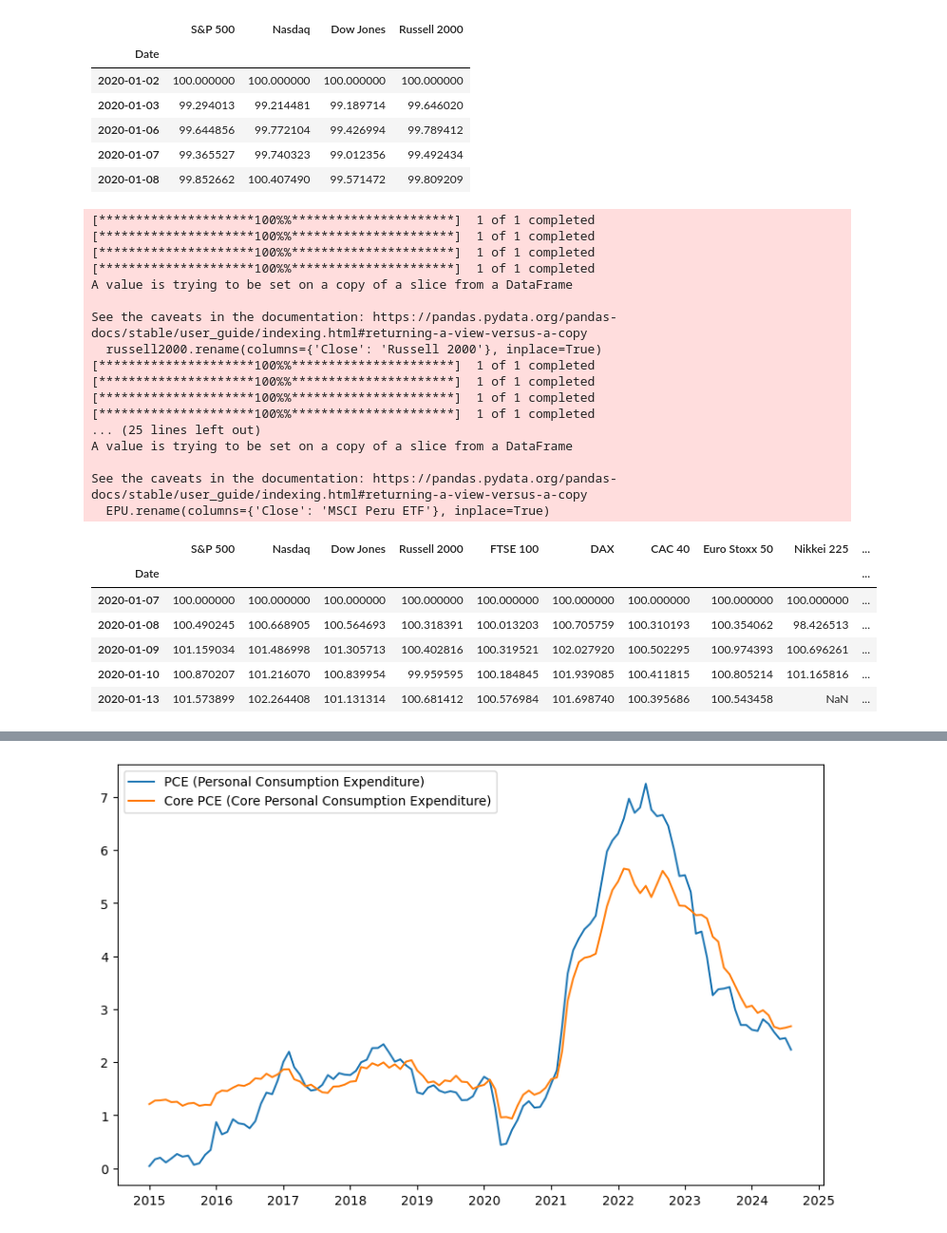
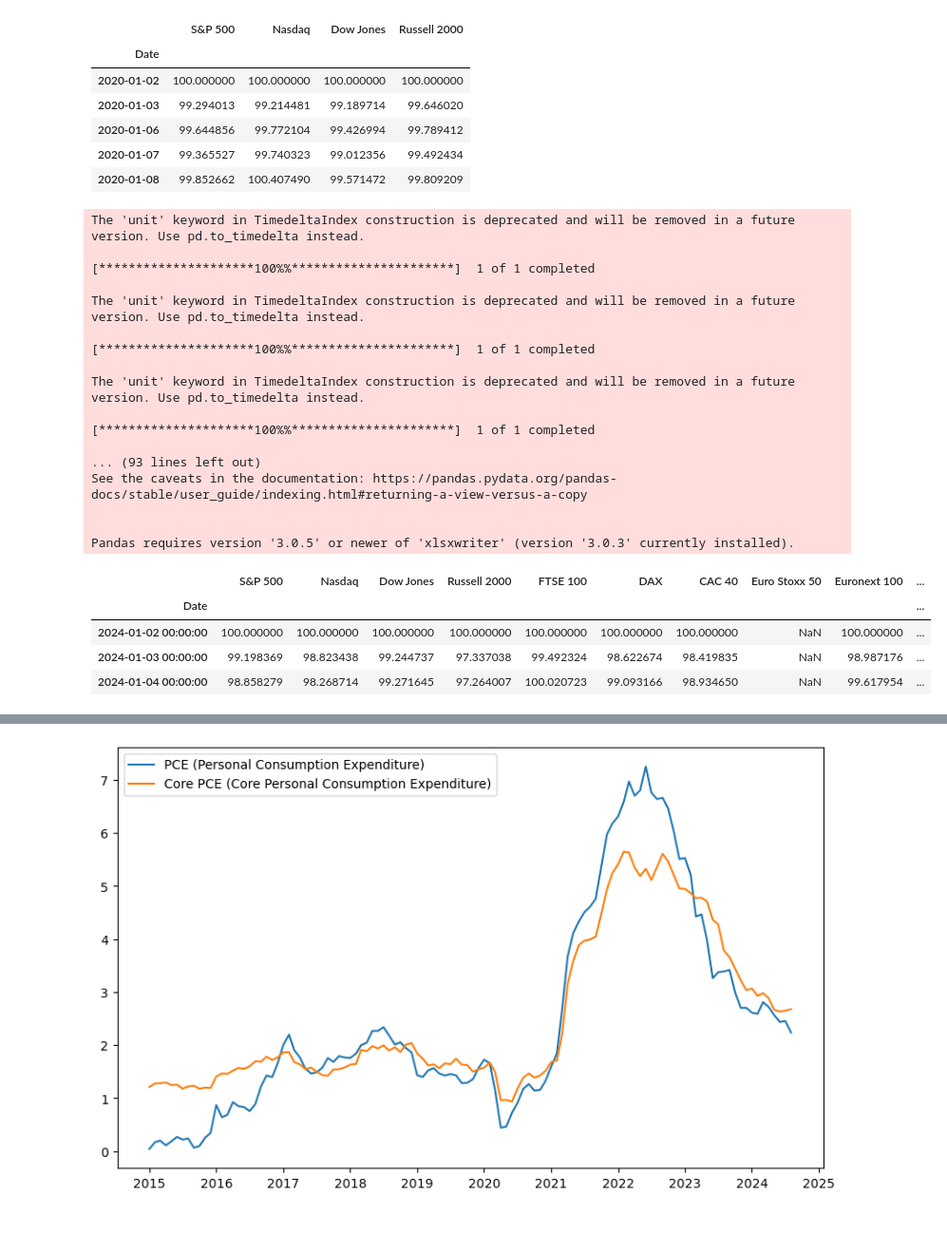
Before and after one commit to jhersoncueva/FIN_ECO, a Jupyter notebook: scrapping/Stock Data Yahoo/yahoo_spy.ipynb, the cells around one changed output, grey strips where cells are left out. Shown at 95% size. Saved outputs shown, nothing was run; the diff lists cells and outputs as text; code cells hidden in the pictures.

```diff
--- a/scrapping/Stock Data Yahoo/yahoo_spy.ipynb
+++ b/scrapping/Stock Data Yahoo/yahoo_spy.ipynb
@@ -53,7 +53,7 @@ import pandas as pd
 import datetime as dt
 
 # Fechas de inicio y fin
-start = dt.datetime(2020, 1, 7)
+start = dt.datetime(2024, 1, 1)
 end = dt.datetime.now()
 
 #US
@@ -69,16 +69,17 @@ russell2000.rename(columns={'Close': 'Russell 2000'}, inplace=True)
 
 
 # Europa
-ftse = yf.download('^FTSE', start=start, end=end)[['Close']]
-dax = yf.download('^GDAXI', start=start, end=end)[['Close']]
-cac = yf.download('^FCHI', start=start, end=end)[['Close']]
+ftse = yf.download('^FTSE', start=start, end=end)[['Close']] #
+dax = yf.download('^GDAXI', start=start, end=end)[['Close']] # Germany DAX Index
+cac = yf.download('^FCHI', start=start, end=end)[['Close']]  # Paris CAC 40 Index
 stoxx = yf.download('^STOXX50E', start=start, end=end)[['Close']]
-
+euronext_100 = yf.download('^N100', start=start, end=end)[['Close']] # Euronext 100 Index (^N100)
 
 ftse.rename(columns={'Close': 'FTSE 100'}, inplace=True)
 dax.rename(columns={'Close': 'DAX'}, inplace=True)
 cac.rename(columns={'Close': 'CAC 40'}, inplace=True)
 stoxx.rename(columns={'Close': 'Euro Stoxx 50'}, inplace=True)
+euronext_100.rename(columns={'Close': 'Euronext 100'}, inplace=True)
 
 # Asia
 nikkei = yf.download('^N225', start=start, end=end)[['Close']]
@@ -96,50 +97,51 @@ bovespa = yf.download('^BVSP', start=start, end=end)[['Close']]
 ipc_mexico = yf.download('^MXX', start=start, end=end)[['Close']]
 merval = yf.download('^MERV', start=start, end=end)[['Close']]
 
 bovespa.rename(columns={'Close': 'Bovespa'}, inplace=True)
 ipc_mexico.rename(columns={'Close': 'IPC México'}, inplace=True)
 merval.rename(columns={'Close': 'Merval'}, inplace=True)
 
 
 #Perú
 sp_bvl = yf.download('^SPBLPGPT', start=start, end=end)[['Close']]
 sp_bvl.rename(columns={'Close': 'S&P/BVL General'}, inplace=True)
 
 EPU = yf.download('EPU', start=start, end=end)[['Close']]
 EPU.rename(columns={'Close': 'MSCI Peru ETF'}, inplace=True)
 
 # Concatenar todos los índices en un DataFrame
-indices_data = pd.concat([sp500, nasdaq, dowjones, russell2000,ftse, dax, cac, stoxx, nikkei, hangseng, shanghai, kospi, bovespa, ipc_mexico, merval,sp_bvl,EPU], axis=1)
+indices_data = pd.concat([sp500, nasdaq, dowjones, russell2000,ftse, dax, cac, stoxx, euronext_100, nikkei, hangseng, shanghai, kospi, bovespa, ipc_mexico, merval,sp_bvl,EPU], axis=1)
 # indices_data = pd.concat([indices_data, sp_bvl], axis=1)
 
 # Normalizar los datos a 100 tomando el valor del primer día
 indices_data = indices_data / indices_data.iloc[0] * 100
 
+# indices_data.index = indices_data["Date"]
+indices_data = indices_data.sort_index()
+
 indices_data.to_excel("indices_data_US.xlsx", sheet_name="indices_data_US")
 # Mostrar las primeras filas del DataFrame
-indices_data.head()
+indices_data.head(3)
 # %% [output]
+The 'unit' keyword in TimedeltaIndex construction is deprecated and will be removed in a future version. Use pd.to_timedelta instead.
+
 [*********************100%%**********************]  1 of 1 completed
+
+The 'unit' keyword in TimedeltaIndex construction is deprecated and will be removed in a future version. Use pd.to_timedelta instead.
+
 [*********************100%%**********************]  1 of 1 completed
+
+The 'unit' keyword in TimedeltaIndex construction is deprecated and will be removed in a future version. Use pd.to_timedelta instead.
+
 [*********************100%%**********************]  1 of 1 completed
-[*********************100%%**********************]  1 of 1 completed
-A value is trying to be set on a copy of a slice from a DataFrame
 
+... (93 lines left out)
 See the caveats in the documentation: https://pandas.pydata.org/pandas-docs/stable/user_guide/indexing.html#returning-a-view-versus-a-copy
-  russell2000.rename(columns={'Close': 'Russell 2000'}, inplace=True)
-[*********************100%%**********************]  1 of 1 completed
-[*********************100%%**********************]  1 of 1 completed
-[*********************100%%**********************]  1 of 1 completed
-[*********************100%%**********************]  1 of 1 completed
-... (25 lines left out)
-A value is trying to be set on a copy of a slice from a DataFrame
 
-See the caveats in the documentation: https://pandas.pydata.org/pandas-docs/stable/user_guide/indexing.html#returning-a-view-versus-a-copy
-  EPU.rename(columns={'Close': 'MSCI Peru ETF'}, inplace=True)
+
+Pandas requires version '3.0.5' or newer of 'xlsxwriter' (version '3.0.3' currently installed).
-|  | S&P 500 | Nasdaq | Dow Jones | Russell 2000 | FTSE 100 | DAX | CAC 40 | Euro Stoxx 50 | Nikkei 225 | ... |
+|  | S&P 500 | Nasdaq | Dow Jones | Russell 2000 | FTSE 100 | DAX | CAC 40 | Euro Stoxx 50 | Euronext 100 | ... |
 | Date |  |  |  |  |  |  |  |  |  | ... |
-| 2020-01-07 | 100.000000 | 100.000000 | 100.000000 | 100.000000 | 100.000000 | 100.000000 | 100.000000 | 100.000000 | 100.000000 | ... |
-| 2020-01-08 | 100.490245 | 100.668905 | 100.564693 | 100.318391 | 100.013203 | 100.705759 | 100.310193 | 100.354062 | 98.426513 | ... |
-| 2020-01-09 | 101.159034 | 101.486998 | 101.305713 | 100.402816 | 100.319521 | 102.027920 | 100.502295 | 100.974393 | 100.696261 | ... |
-| 2020-01-10 | 100.870207 | 101.216070 | 100.839954 | 99.959595 | 100.184845 | 101.939085 | 100.411815 | 100.805214 | 101.165816 | ... |
-| 2020-01-13 | 101.573899 | 102.264408 | 101.131314 | 100.681412 | 100.576984 | 101.698740 | 100.395686 | 100.543458 | NaN | ... |
+| 2024-01-02 00:00:00 | 100.000000 | 100.000000 | 100.000000 | 100.000000 | 100.000000 | 100.000000 | 100.000000 | NaN | 100.000000 | ... |
+| 2024-01-03 00:00:00 | 99.198369 | 98.823438 | 99.244737 | 97.337038 | 99.492324 | 98.622674 | 98.419835 | NaN | 98.987176 | ... |
+| 2024-01-04 00:00:00 | 98.858279 | 98.268714 | 99.271645 | 97.264007 | 100.020723 | 99.093166 | 98.934650 | NaN | 99.617954 | ... |
```
Also changed, not shown: parts of 20 cells of this notebook, 11 other files.
